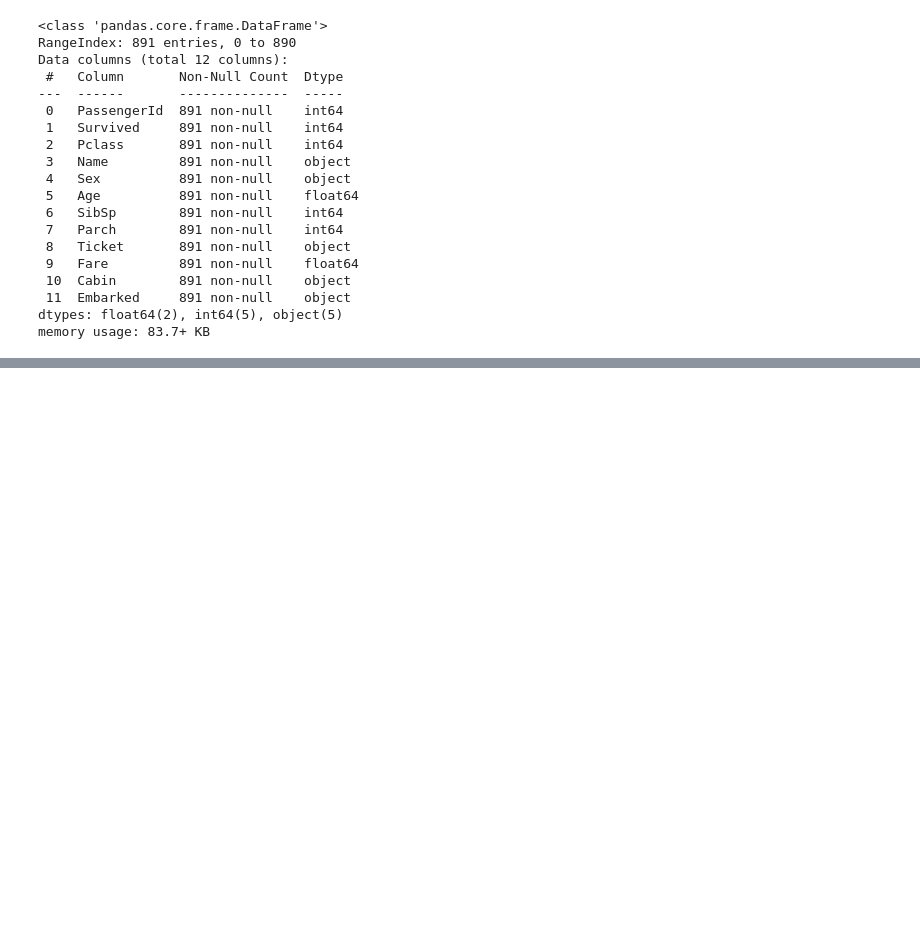
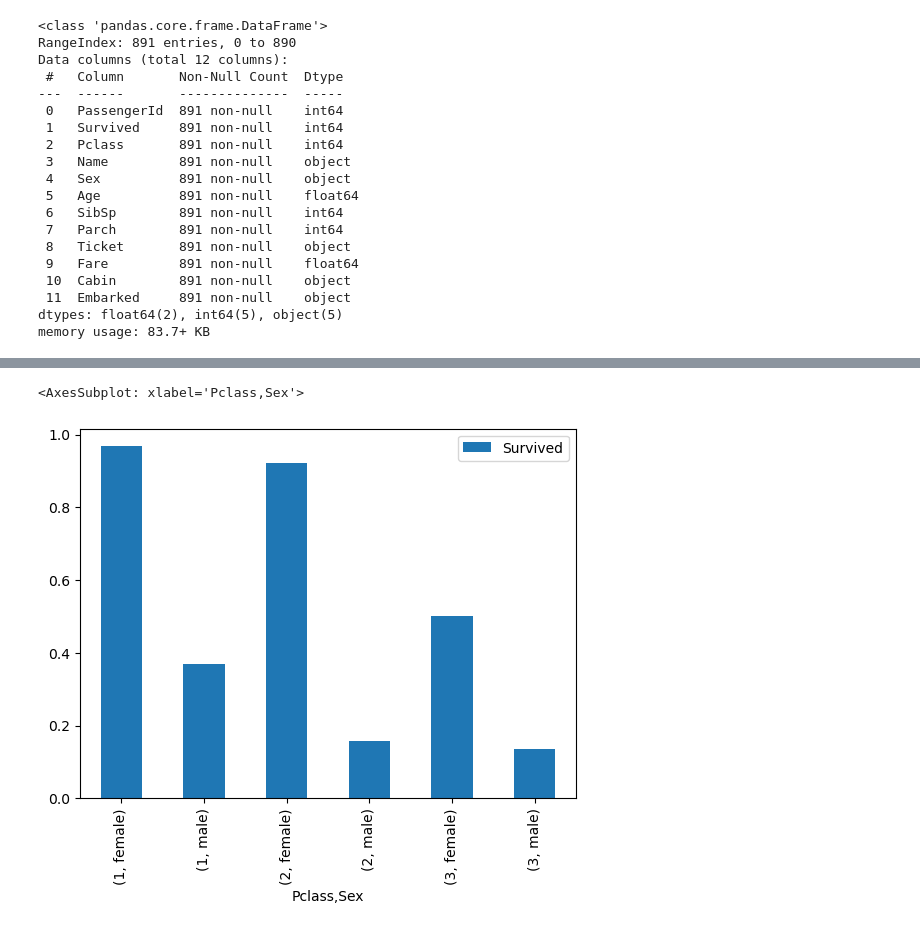
Before and after one commit to YulinCHEN-CS/Titanic, a Jupyter notebook: titanic_data.ipynb, the cells around one changed output, grey strips where cells are left out. Cells and saved outputs as stored; diff of their text form; code cells hidden in the pictures; blank space fills up the shorter version.

```diff
--- a/titanic_data.ipynb
+++ b/titanic_data.ipynb
@@ -116,0 +131,6 @@ memory usage: 83.7+ KB
+# %%
+# Overview, that female has higher prob. although Pclass has slight effect as well
+train_data[['Pclass', 'Sex', 'Survived']].groupby(['Pclass', 'Sex']).mean().plot.bar()
+# %% [output]
+<AxesSubplot: xlabel='Pclass,Sex'>
+[figure, added]
```
Also changed, not shown: parts of 10 cells of this notebook.
